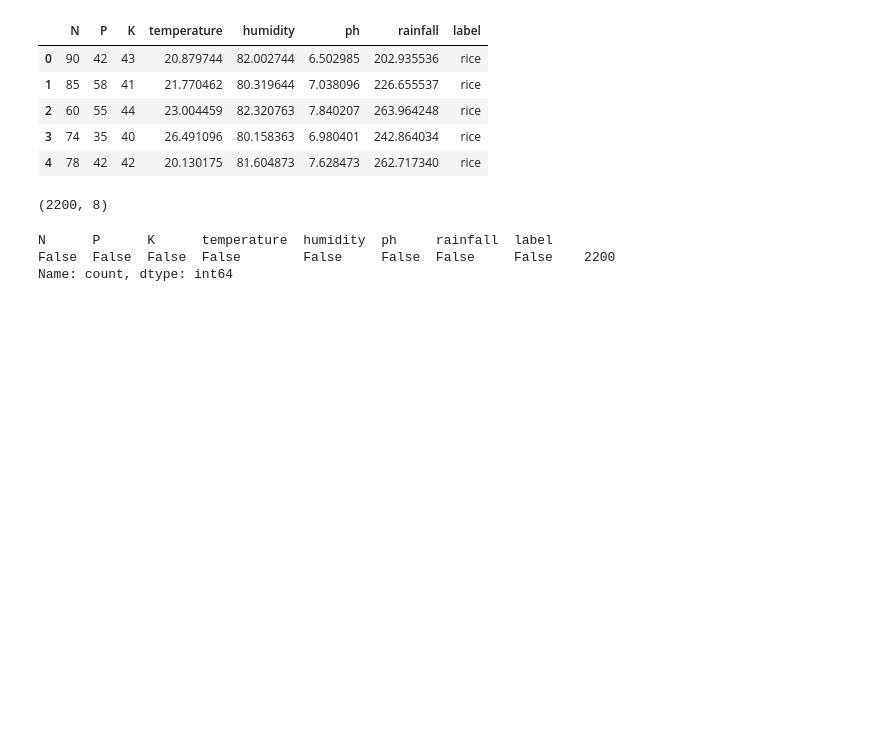
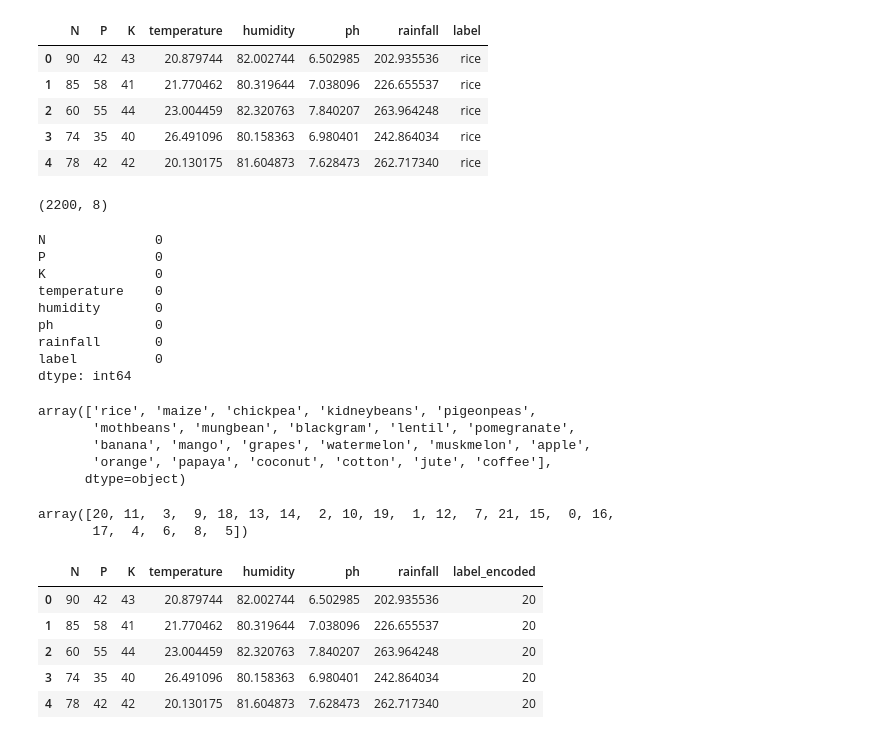
Before and after one commit to manjurul369/Crop-Recommendation-System, a Jupyter notebook: main.ipynb, the cells around one changed output. Saved outputs shown, nothing was run; the diff lists cells and outputs as text; code cells hidden in the pictures; blank space fills up the shorter version.

```diff
--- a/main.ipynb
+++ b/main.ipynb
@@ -17,8 +20,32 @@ df.shape
 # %% [output]
 (2200, 8)
 # %%
-df.isnull().value_counts()
+df.isnull().sum()
 # %% [output]
-N      P      K      temperature  humidity  ph     rainfall  label
-False  False  False  False        False     False  False     False    2200
-Name: count, dtype: int64
+N              0
+P              0
+K              0
+temperature    0
+humidity       0
+ph             0
+rainfall       0
+label          0
+dtype: int64
+# %%
+df['label'].unique()
+# %% [output]
+array(['rice', 'maize', 'chickpea', 'kidneybeans', 'pigeonpeas',
+       'mothbeans', 'mungbean', 'blackgram', 'lentil', 'pomegranate',
+       'banana', 'mango', 'grapes', 'watermelon', 'muskmelon', 'apple',
+       'orange', 'papaya', 'coconut', 'cotton', 'jute', 'coffee'],
+      dtype=object)
+# %%
+from sklearn import preprocessing
+
+label_encoder = preprocessing.LabelEncoder()
+df['label'] = label_encoder.fit_transform(df['label'])
+df['label_encoded'] = df['label']
+df['label_encoded'].unique()
+# %% [output]
+array([20, 11,  3,  9, 18, 13, 14,  2, 10, 19,  1, 12,  7, 21, 15,  0, 16,
+       17,  4,  6,  8,  5])
@@ -24,0 +54,9 @@ Name: count, dtype: int64
+# %%
+df.head()
+# %% [output]
+|  | N | P | K | temperature | humidity | ph | rainfall | label_encoded |
+| 0 | 90 | 42 | 43 | 20.879744 | 82.002744 | 6.502985 | 202.935536 | 20 |
+| 1 | 85 | 58 | 41 | 21.770462 | 80.319644 | 7.038096 | 226.655537 | 20 |
+| 2 | 60 | 55 | 44 | 23.004459 | 82.320763 | 7.840207 | 263.964248 | 20 |
+| 3 | 74 | 35 | 40 | 26.491096 | 80.158363 | 6.980401 | 242.864034 | 20 |
+| 4 | 78 | 42 | 42 | 20.130175 | 81.604873 | 7.628473 | 262.717340 | 20 |
```
Also changed, not shown: parts of 10 cells of this notebook.
